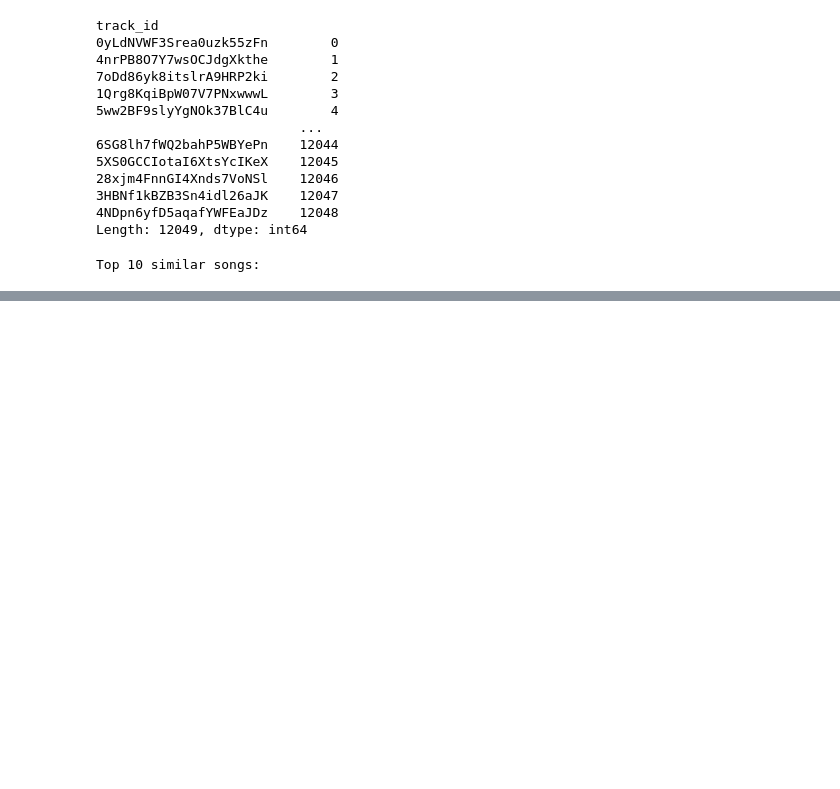
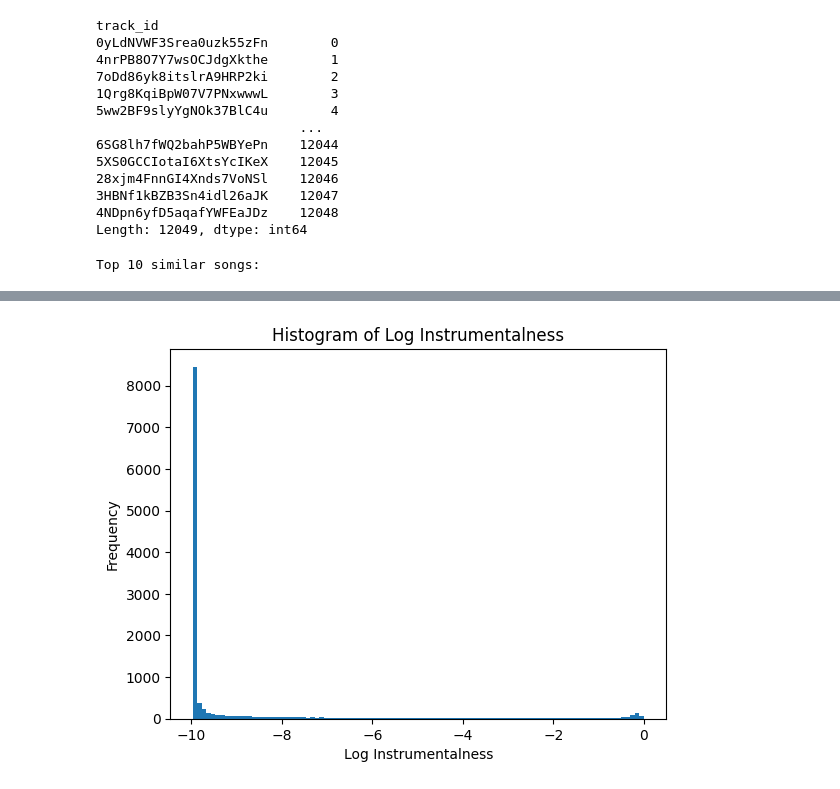
Before and after one commit to Teddygat0r/spotify-recommender, a Jupyter notebook: backend/spotify-algorithm.ipynb, the cells around one changed output, grey strips where cells are left out. Cells and saved outputs as stored; diff of their text form; code cells hidden in the pictures; blank space fills up the shorter version.

```diff
--- a/backend/spotify-algorithm.ipynb
+++ b/backend/spotify-algorithm.ipynb
@@ -173,0 +229,11 @@ exports.to_json(path_or_buf="tracks.json", orient="records")
+# %%
+songs['log_instrumentalness'] = np.log2(songs['instrumentalness'] + 0.001)
+
+# Plot the histogram of log speechiness
+plt.hist(songs['log_instrumentalness'], bins=100)  # You can adjust the number of bins
+plt.title('Histogram of Log Instrumentalness')
+plt.xlabel('Log Instrumentalness')
+plt.ylabel('Frequency')
+plt.show()
+# %% [output]
+[figure, added]
```
Also changed, not shown: parts of 10 cells of this notebook, 6 other files.
